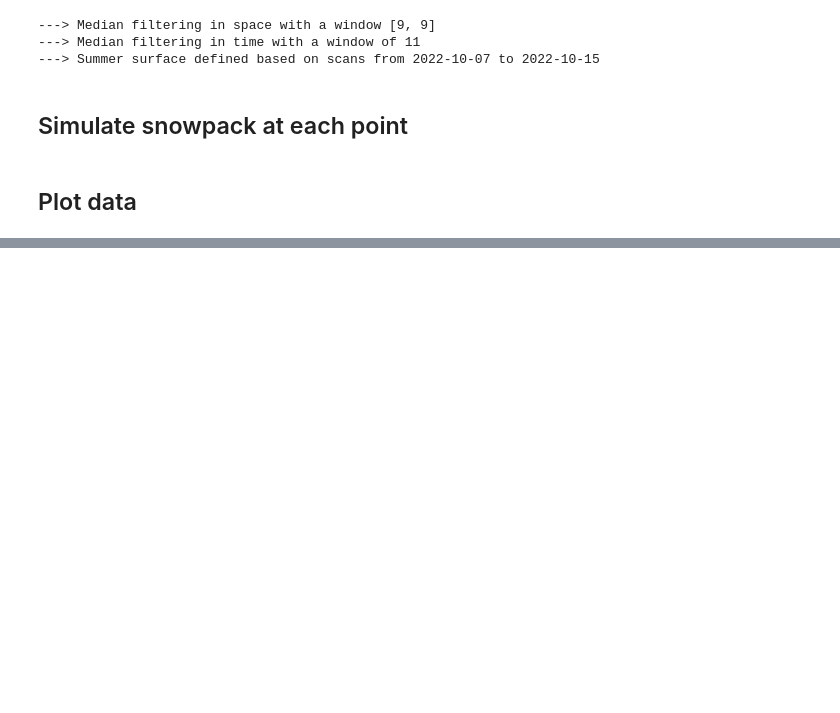
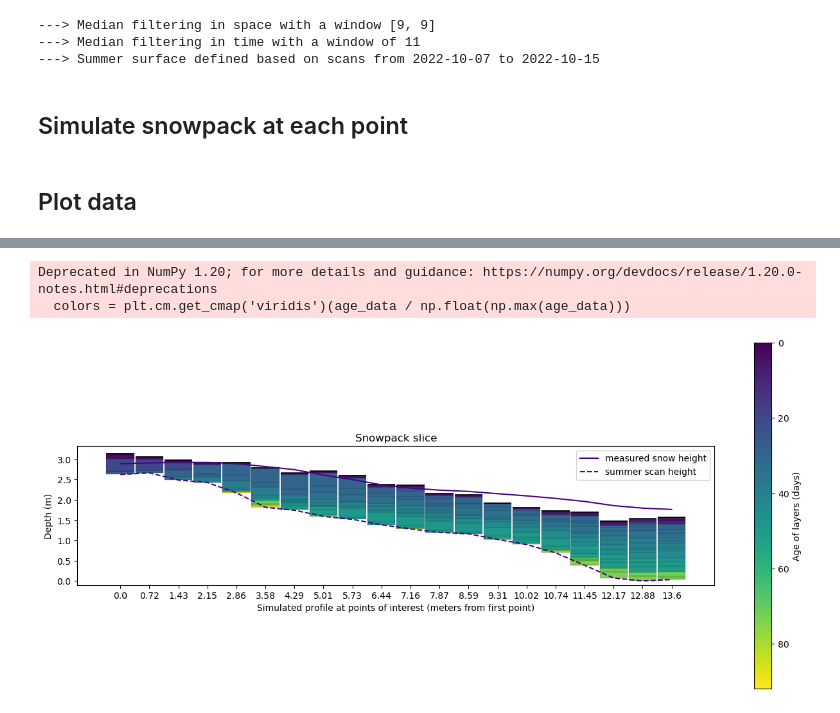
Before and after one commit to Mathilde-Bnt/MB_little_awk, a Jupyter notebook: finalized/23-Artificial_snowpit_figure.ipynb, the cells around one changed output, grey strips where cells are left out. Drawn from its saved outputs; the diff is of its cells as text; code cells hidden in the pictures; blank space fills up the shorter version.

Commit message:
Last commit of functional version before modifs

```diff
--- a/finalized/23-Artificial_snowpit_figure.ipynb
+++ b/finalized/23-Artificial_snowpit_figure.ipynb
@@ -290,0 +298,49 @@ if save_figures:
+# %%
+# Plot the simulated snowpit
+
+fig = plt.figure(figsize=(16, 7))
+
+age_data = np.array(age_data)
+
+colors = plt.cm.get_cmap('viridis')(age_data / np.float(np.max(age_data)))
+
+
+# Visual parameters
+index = np.arange(len(depth_data[0])) * distance_btwn_x_pts + 0.3 * distance_btwn_x_pts
+bar_width = 0.96 * distance_btwn_x_pts
+
+# Initialize the vertical offset for the stacked bar chart
+y_offset = np.array(summer_scan_heights) # + offset_at_each_point  # TODO
+
+# Plot bars with colors corresponding to age
+for row in range(len(depth_data)):
+    plt.bar(index, depth_data[row], bar_width, bottom=y_offset, color=colors[row], edgecolor='k', linewidth=0.1)
+    y_offset = y_offset + depth_data[row]
+
+# Plot measured total snowheight and summer surface
+plt.plot(index, last_scan_heights, label='measured snow height', c='indigo')
+plt.plot(index, summer_scan_heights, label='summer scan height', c='indigo', linestyle='--')
+
+# Plot's axes and colorbar
+plt.ylabel("Depth (m)")
+plt.ylim([-0.1, -0.1 + figure_height + 0.4])
+
+ax = plt.gca()
+ax.set_aspect('equal', adjustable='box')
+
+plt.xlabel("Simulated profile at points of interest (meters from first point)")
+xticks_labels = [str(round(i, 2)) for i in np.arange(len(depth_data[0])) * distance_btwn_x_pts]
+plt.xticks(np.arange(len(depth_data[0])) * distance_btwn_x_pts + 0.3 * distance_btwn_x_pts, xticks_labels)
+plt.title('Snowpack slice')
+
+max_age = (np.max(age_data)) / 3600 / 24
+cbar = plt.colorbar(matplotlib.cm.ScalarMappable(norm=matplotlib.colors.Normalize(vmin=0, vmax=max_age), cmap=new_cmap), orientation='vertical', label='Age of layers (days)')
+cbar.ax.invert_yaxis()
+
+plt.legend()
+
+plt.show()
+# %% [output]
+Deprecated in NumPy 1.20; for more details and guidance: https://numpy.org/devdocs/release/1.20.0-notes.html#deprecations
+  colors = plt.cm.get_cmap('viridis')(age_data / np.float(np.max(age_data)))
+[figure, added]
```
Also changed, not shown: parts of 7 cells of this notebook, 10 other files.
